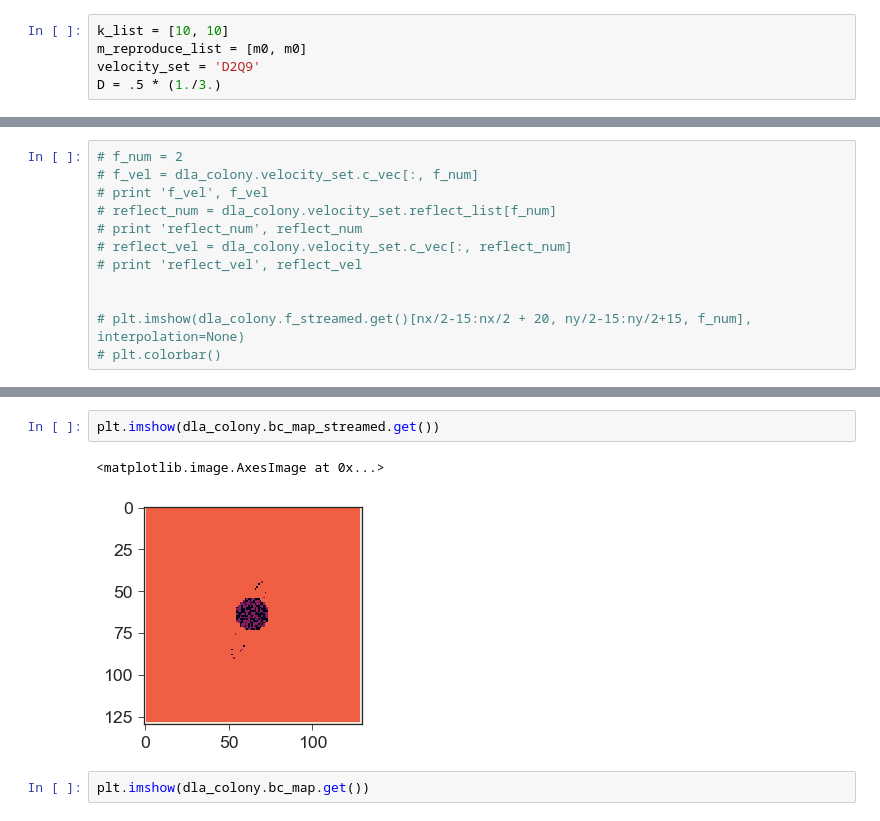
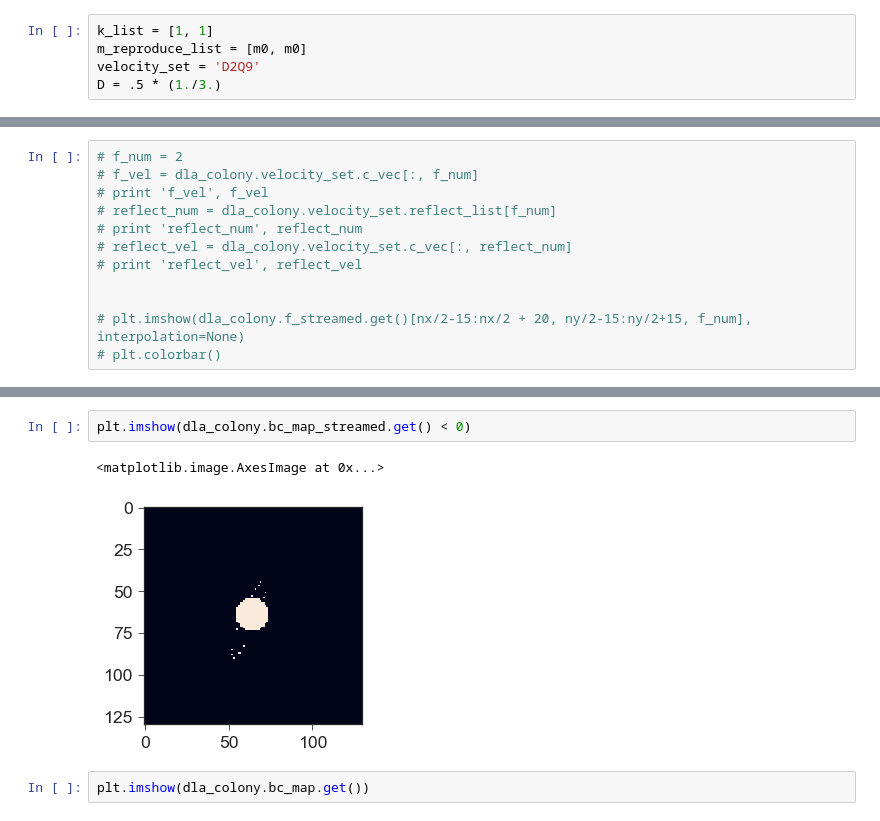
Before and after one commit to btweinstein/LB_colony_growth, a Jupyter notebook: 2018_04_23_mako_opencl_2d.ipynb, the cells around one changed output, grey strips where cells are left out. Drawn from its saved outputs; the diff is of its cells as text.

```diff
--- a/2018_04_23_mako_opencl_2d.ipynb
+++ b/2018_04_23_mako_opencl_2d.ipynb
@@ -100,5 +100,5 @@ print absorbed_mass.sum()
 # %%
-k_list = [10, 10]
+k_list = [1, 1]
 m_reproduce_list = [m0, m0]
 velocity_set = 'D2Q9'
 D = .5 * (1./3.)
@@ -178,8 +176,8 @@ KeyboardInterrupt:
 # %%
-plt.imshow(dla_colony.bc_map_streamed.get())
+plt.imshow(dla_colony.bc_map_streamed.get() < 0)
 # %% [output]
 <matplotlib.image.AxesImage at 0x...>
-[figure, old version]
+[figure, new version]
 # %%
 plt.imshow(dla_colony.bc_map.get())
 # %% [output]
```
Also changed, not shown: parts of 4 cells of this notebook, 2 other files.
